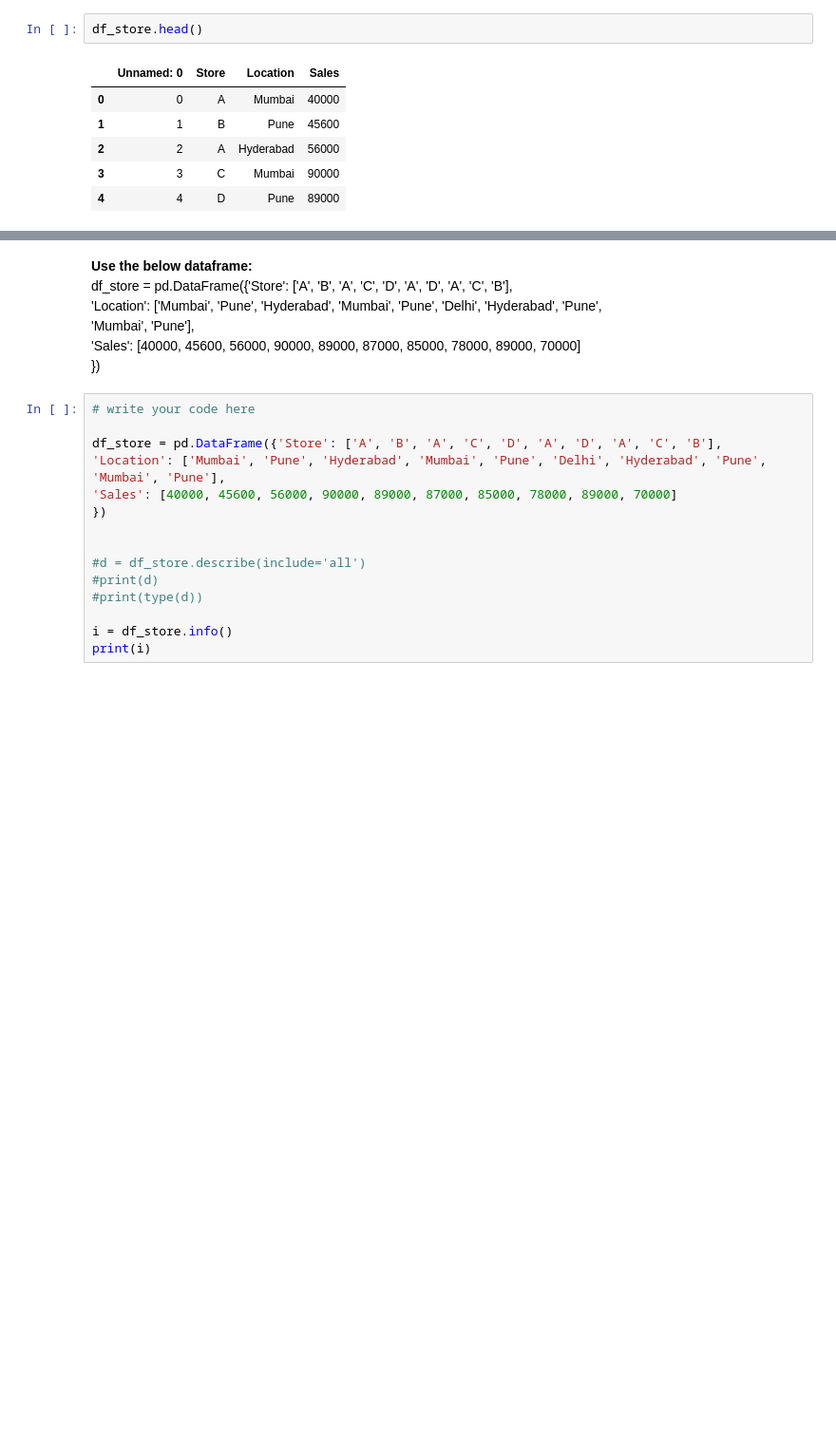
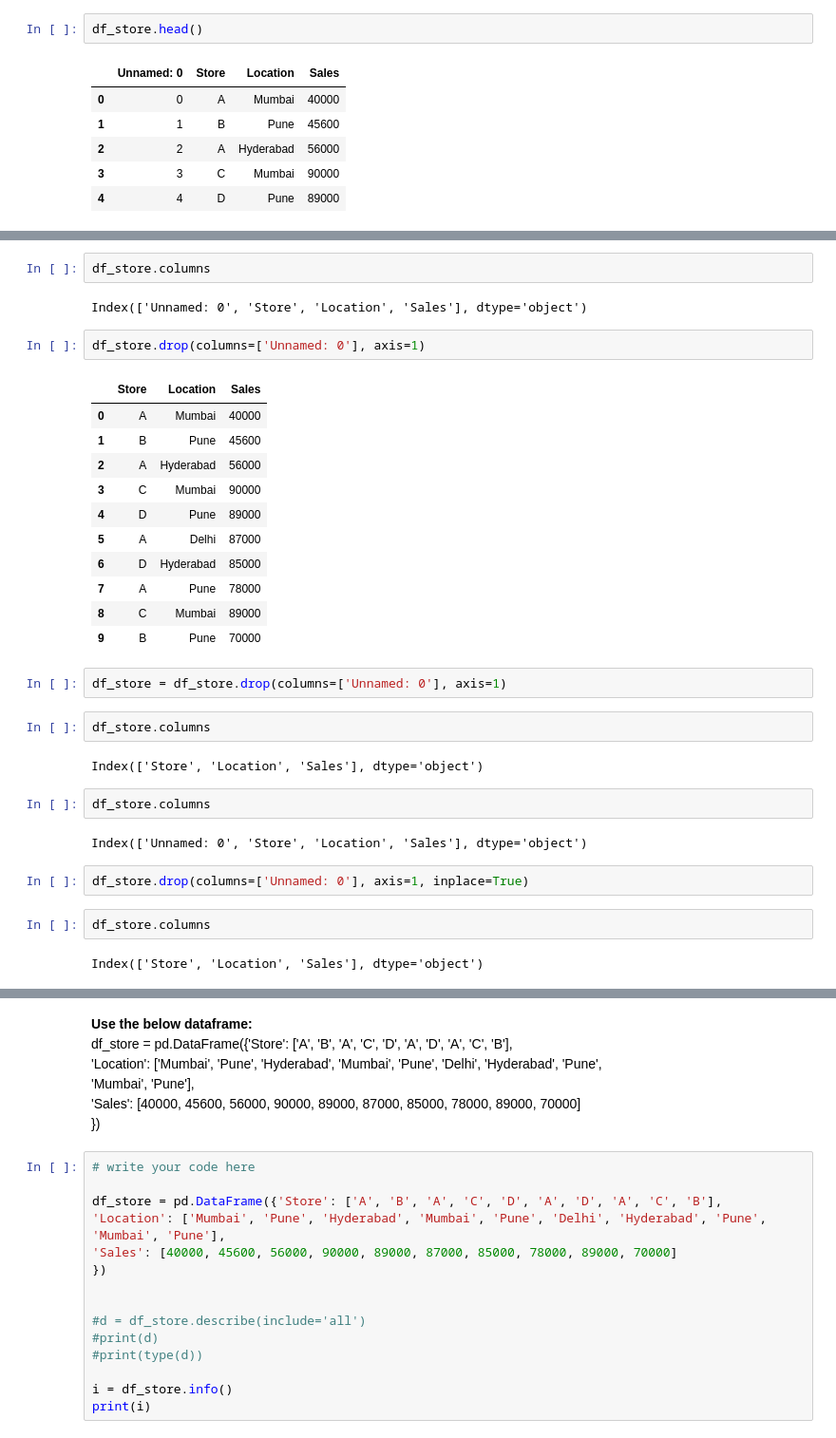
Before and after one commit to vidyadharbendre/learn_advanced_python_using_examples, a Jupyter notebook: notebooks/Advanced/advanced_python_programming_2.ipynb, the cells around one changed output, grey strips where cells are left out. Shown: that part at 95% size. Drawn from its saved outputs; the diff is of its cells as text; blank space fills up the shorter version.

```diff
--- a/notebooks/Advanced/advanced_python_programming_2.ipynb
+++ b/notebooks/Advanced/advanced_python_programming_2.ipynb
@@ -315,3 +395,37 @@ df_store.head()
+# %%
+df_store.columns
+# %% [output]
+Index(['Unnamed: 0', 'Store', 'Location', 'Sales'], dtype='object')
+# %%
+df_store.drop(columns=['Unnamed: 0'], axis=1)
+# %% [output]
+|  | Store | Location | Sales |
+| 0 | A | Mumbai | 40000 |
+| 1 | B | Pune | 45600 |
+| 2 | A | Hyderabad | 56000 |
+| 3 | C | Mumbai | 90000 |
+| 4 | D | Pune | 89000 |
+| 5 | A | Delhi | 87000 |
+| 6 | D | Hyderabad | 85000 |
+| 7 | A | Pune | 78000 |
+| 8 | C | Mumbai | 89000 |
+| 9 | B | Pune | 70000 |
+# %%
+df_store = df_store.drop(columns=['Unnamed: 0'], axis=1)
+# %%
+df_store.columns
+# %% [output]
+Index(['Store', 'Location', 'Sales'], dtype='object')
+# %%
+df_store.columns
+# %% [output]
+Index(['Unnamed: 0', 'Store', 'Location', 'Sales'], dtype='object')
+# %%
+df_store.drop(columns=['Unnamed: 0'], axis=1, inplace=True)
+# %%
+df_store.columns
+# %% [output]
+Index(['Store', 'Location', 'Sales'], dtype='object')
 # %% [markdown]
 <table align="left">
     <tr>
```
Also changed, not shown: parts of 15 cells of this notebook, 3 other files.
